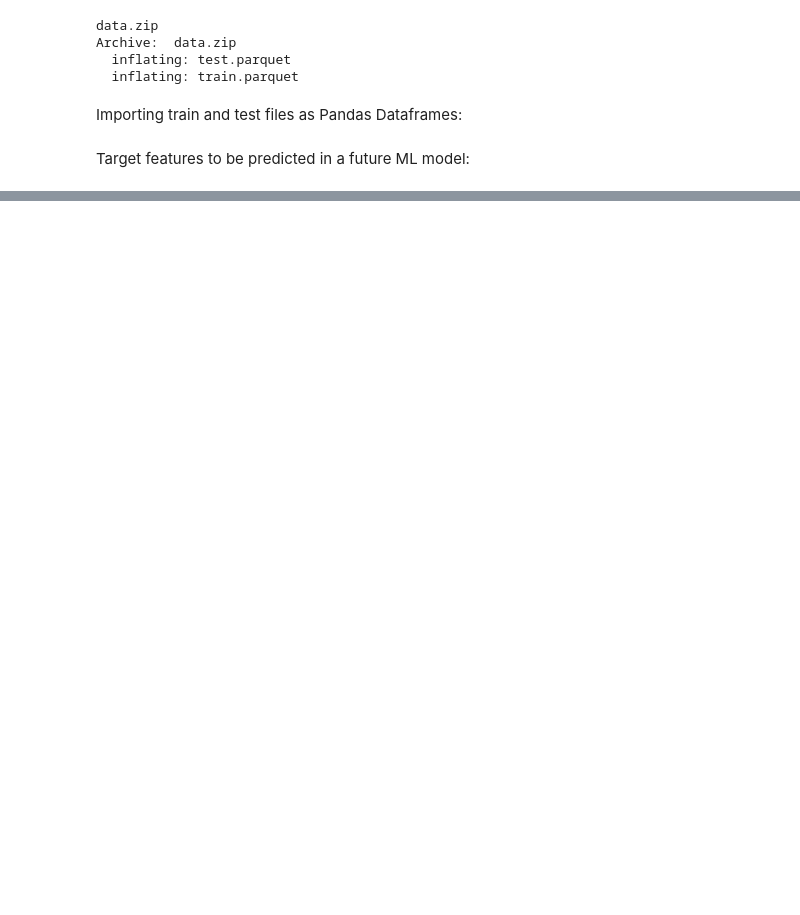
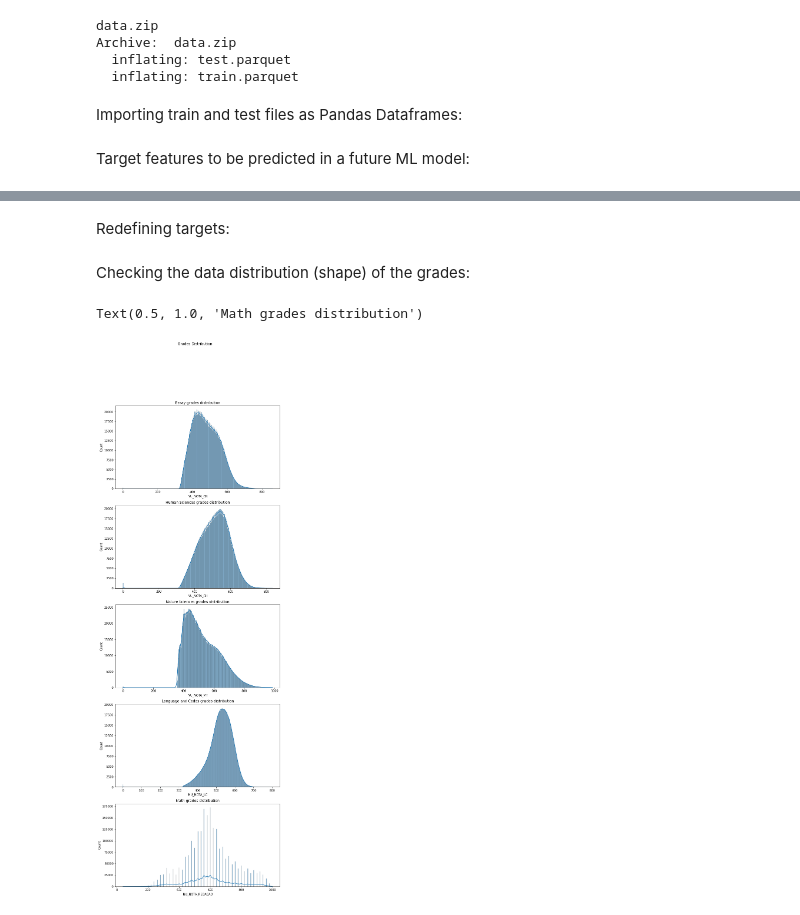
Before and after one commit to higorpr/ENEM_Exploration_Analysis, a Jupyter notebook: ENEM_Exploratory_Analysis.ipynb, the cells around one changed output, grey strips where cells are left out. Drawn from its saved outputs; the diff is of its cells as text; code cells hidden in the pictures; blank space fills up the shorter version.

```diff
--- a/ENEM_Exploratory_Analysis.ipynb
+++ b/ENEM_Exploratory_Analysis.ipynb
@@ -149,0 +474,3 @@ The features related to a student's personal information are:
+# %%
+df_train = pd.read_parquet('df_train_RevA.parquet')
+df_train.head()
@@ -149,0 +485,27 @@ The features related to a student's personal information are:
+# %% [markdown]
+Redefining targets:
+# %%
+targets = ['NU_NOTA_CN', 'NU_NOTA_CH', 'NU_NOTA_MT', 'NU_NOTA_LC', 'NU_NOTA_REDACAO']
+# %% [markdown]
+Checking the data distribution (shape) of the grades:
+# %%
+fig, axes = plt.subplots(5, 1, figsize=(10,30))
+fig.suptitle('Grades Distribution')
+
+sns.histplot(ax=axes[0],data=df_train[targets[0]], kde=True)
+axes[0].set_title('Essay grades distribution')
+
+sns.histplot(ax=axes[1],data=df_train[targets[1]],kde=True)
+axes[1].set_title('Human Sciences grades distribution')
+
+sns.histplot(ax=axes[2],data=df_train[targets[2]],kde=True)
+axes[2].set_title('Nature Sciences grades distribution')
+
+sns.histplot(ax=axes[3],data=df_train[targets[3]],kde=True)
+axes[3].set_title('Language and Codes grades distribution')
+
+sns.histplot(ax=axes[4],data=df_train[targets[4]],kde=True)
+axes[4].set_title('Math grades distribution')
+# %% [output]
+Text(0.5, 1.0, 'Math grades distribution')
+[figure, added]
```
Also changed, not shown: parts of 102 cells of this notebook.
